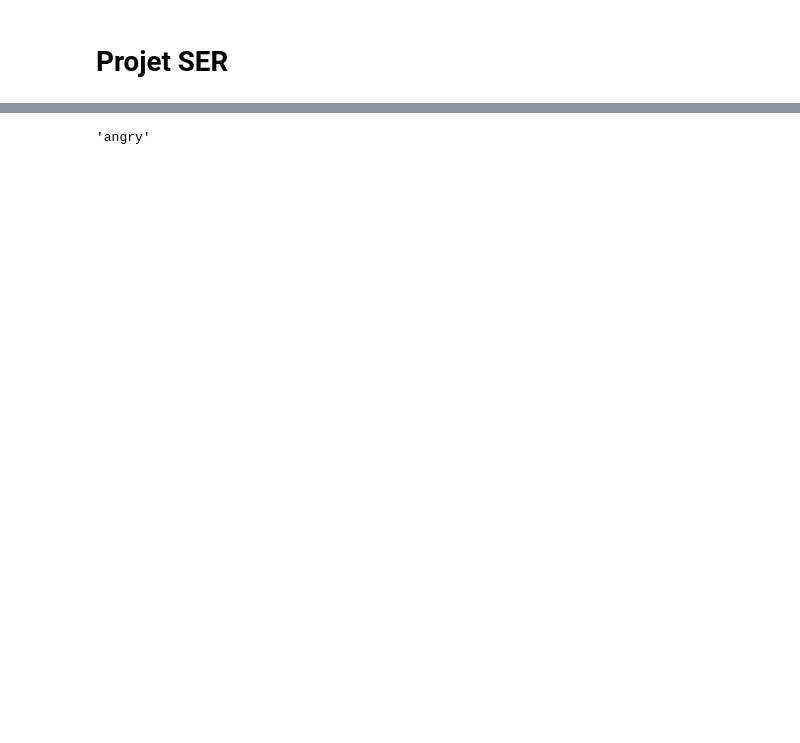
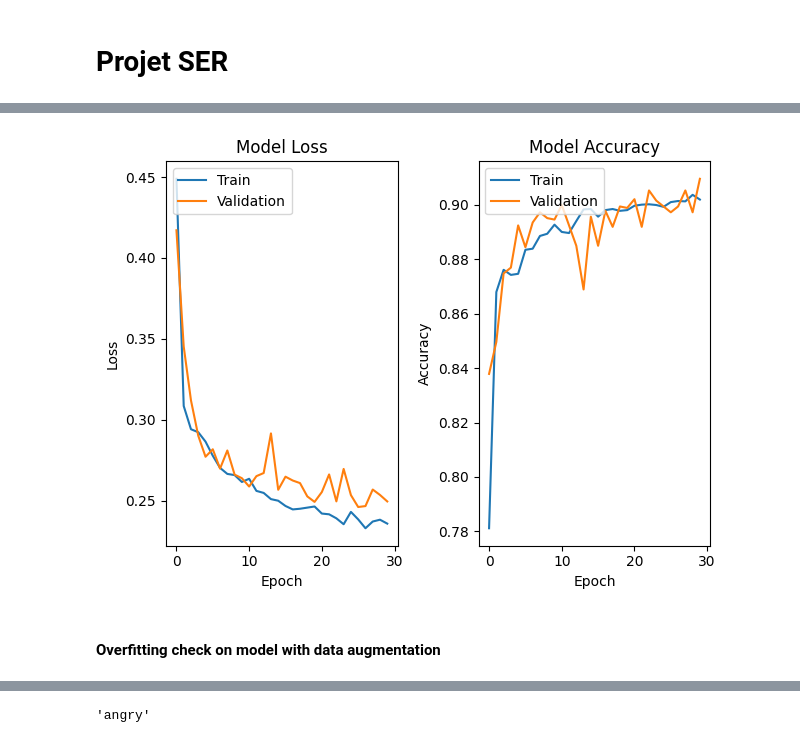
Before and after one commit to Anisoft17041997/SERAPP, a Jupyter notebook: ml/SERAPP__DL.ipynb, the cells around one changed output, grey strips where cells are left out. Saved outputs shown, nothing was run; the diff lists cells and outputs as text; code cells hidden in the pictures; blank space fills up the shorter version.

```diff
--- a/ml/SERAPP__DL.ipynb
+++ b/ml/SERAPP__DL.ipynb
@@ -207,0 +301,3 @@ np.hstack is then used to horizontally concatenate these feature vectors into a
+# %%
+# Compile the model
+cnn__binary_model_with_augm.compile(optimizer=optimizer_with_augm, loss='binary_crossentropy', metrics=['accuracy'])
@@ -207,0 +327,5 @@ np.hstack is then used to horizontally concatenate these feature vectors into a
+# %%
+# Train the model with callbacks
+history_with_augm = cnn__binary_model_with_augm.fit(X_train_with_augm, y_train_with_augm,
+                                epochs=num_epochs_with_augm, batch_size=batch_size_with_augm,
+                                validation_split=0.2, verbose=2, callbacks=[early_stopping, model_checkpoint])
@@ -207,0 +477,10 @@ np.hstack is then used to horizontally concatenate these feature vectors into a
+# %%
+# Load the training history
+with open('models/training_history_no_augm.pkl', 'rb') as f:
+    loaded_history_no_augm = pickle.load(f)
+# %%
+evaluate_cnn_model_overfitting( loaded_history_no_augm)
+# %% [output]
+[figure, added]
+# %% [markdown]
+#### Overfitting check on model with data augmentation
```
Also changed, not shown: parts of 183 cells of this notebook, 14 other files.
